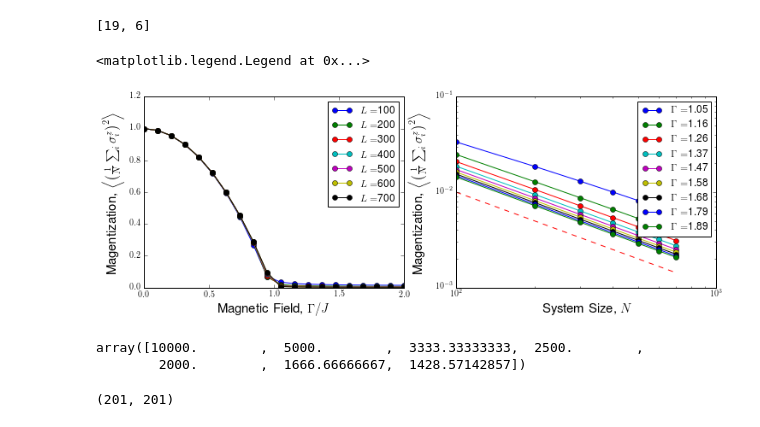
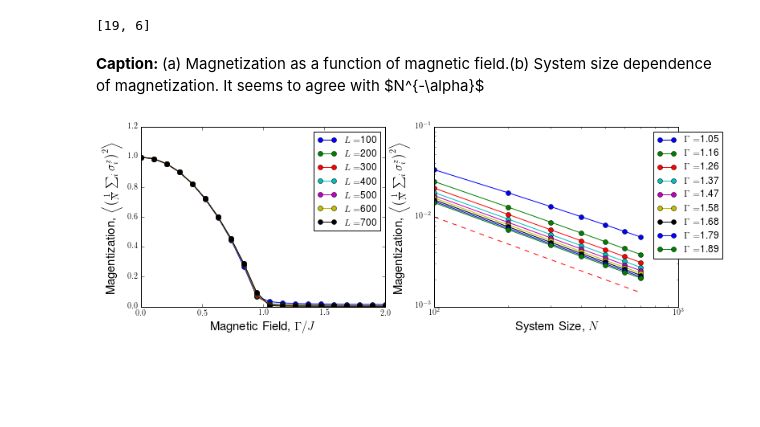
Before and after one commit to paraj003/LMG_quench, a Jupyter notebook: LMG_sim.ipynb, the cells around one changed output. Saved outputs shown, nothing was run; the diff lists cells and outputs as text; code cells hidden in the pictures; blank space fills up the shorter version.

```diff
--- a/LMG_sim.ipynb
+++ b/LMG_sim.ipynb
@@ -35,6 +36,7 @@ class Ham_params:
         self.γ=γ #anisotropy factor
         self.Γ=Γ #Transverse field
 # %%
+#function definitions
 def LMG_matrixelement(X:Ham_params,M:float,Mprime:float):
     #computes the matrix element <S,M|H|S,M'>
     value=0
@@ -57,11 +59,16 @@ def LMG_generateHam(X:Ham_params):
         for q in range(np.size(Marr)):
             Ham[p,q]=LMG_matrixelement(X,Marr[p],Marr[q])
     return Ham
-def magnetization(state,N):
-    #takes in a column vector denoting wavefunction, and calcuates the total Sz squared
+def magnetization2(state,N):
+    #takes in a column vector denoting wavefunction, and calcuates average magnetization as defined for ising spins (See lyx file for def)
     Marr=np.linspace(-N//2,N//2,2*N+1)
     magsq=4/N**2*np.sum(np.square(np.abs(state)*Marr))
     return magsq
+def Sz2(state,N):
+    #takes in a column vector denoting wavefunction, and calcuates average Sz squared.
+    Marr=np.linspace(-N//2,N//2,2*N+1)
+    Szsq=np.sum(np.square(np.abs(state)*Marr))
+    return Szsq
 # %%
 paramvals=Ham_params(N=10,S=50,J=1,γ=0.1,Γ=0)
 Ham=LMG_generateHam(paramvals)
@@ -95,37 +102,29 @@ for q in range(np.size(Larr)):
         #Energies, Eigenvecs = LA.eig(Ham)
         #GSenergy=Energies[0]
         #GState=Eigenvecs[:,0]
-        magsqlist[p,q]=magnetization(GState,paramvals.N)
+        magsqlist[p,q]=magnetization2(GState,paramvals.N)
 # %% [output]
 [19, 6]
 # %%
 #plotting
 α=1
 plt.figure(figsize=[12,4])
 plt.subplot(1,2,1)
 plt.plot(Γarr, magsqlist,'-o')
 plt.ylim([0,1.2])
 plt.xlabel("Magnetic Field, $\\Gamma/J$",fontsize=15)
 plt.ylabel("Magentization, $\\left\\langle\\left(\\frac{1}{N}\\sum_i \\sigma^z_i\\right)^2\\right\\rangle$",fontsize=15)
 leg = np.array(['$L=$%d' % p for p in Larr])
 plt.legend(leg)
 ax=plt.subplot(1,2,2)
 plt.loglog(Larr,np.transpose(magsqlist[10:-1,:]),'-o')
 plt.loglog(Larr,(Larr.astype(float))**(-α)*(float(Larr[0])**(α)*10**(-2)),'--')
 #plt.ylim([0,1.2])
 plt.xlabel("System Size, $N$",fontsize=15)
 plt.ylabel("Magentization, $\\left\\langle\\left(\\frac{1}{N}\\sum_i \\sigma^z_i\\right)^2\\right\\rangle$",fontsize=15)
 leg = np.array(['$\Gamma=$%0.2f' % p for p in Γarr[10:-1]])
-plt.legend(leg)
+plt.legend(leg,bbox_to_anchor=(1.2,1))
+figcaption("(a) Magnetization as a function of magnetic field.(b) System size dependence of magnetization. It seems to agree with $N^{-\\alpha}$")
 # %% [output]
-<matplotlib.legend.Legend at 0x...>
+Caption: (a) Magnetization as a function of magnetic field.(b) System size dependence of magnetization. It seems to agree with $N^{-\alpha}$
-[figure, old version]
+[figure, new version]
-# %%
-(Larr.astype(float))**(-1.)*(float(Larr[0])**3)
-# %% [output]
-array([10000.        ,  5000.        ,  3333.33333333,  2500.        ,
-        2000.        ,  1666.66666667,  1428.57142857])
-# %%
-np.shape(np.multiply(,Marr))
-# %% [output]
-(201, 201)
```
Also changed, not shown: parts of 15 cells of this notebook.
